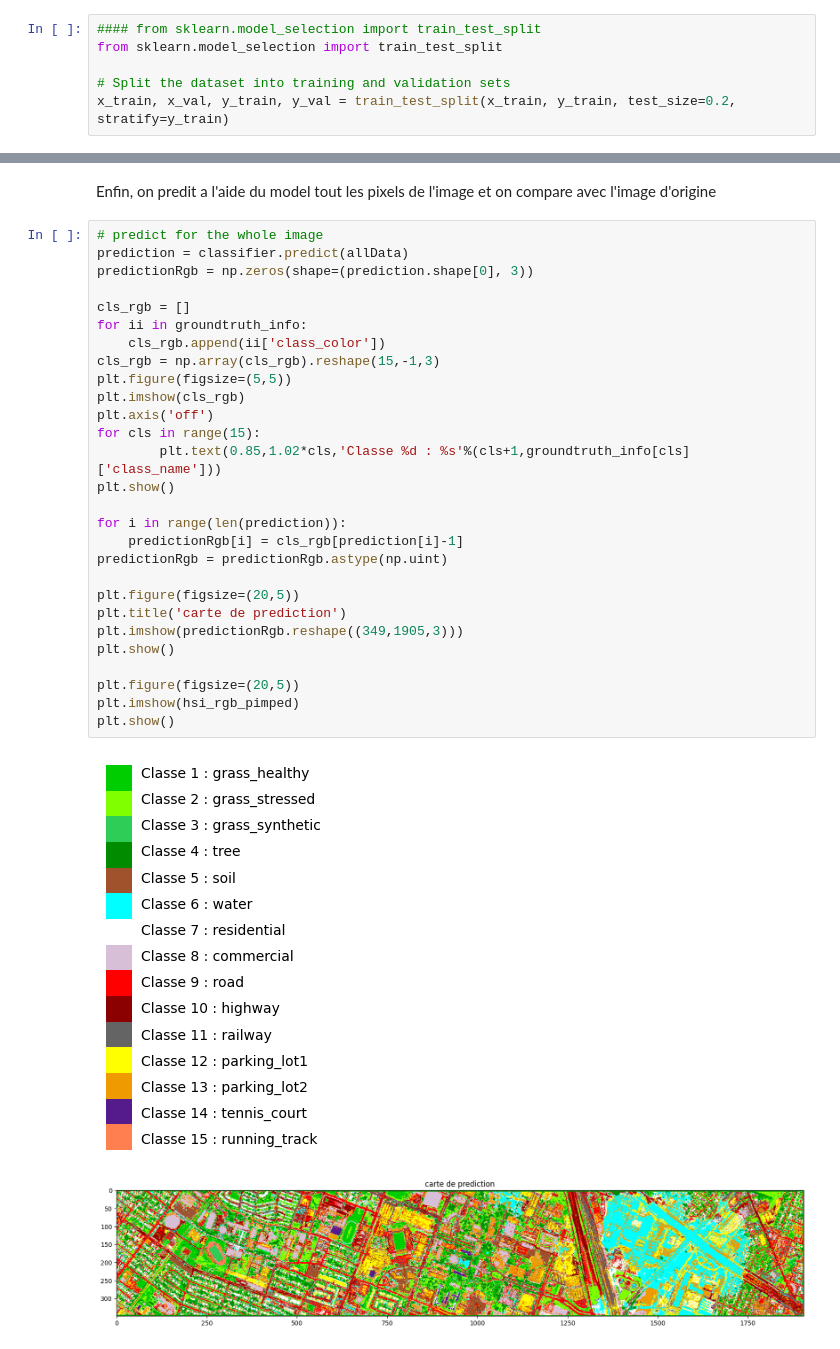
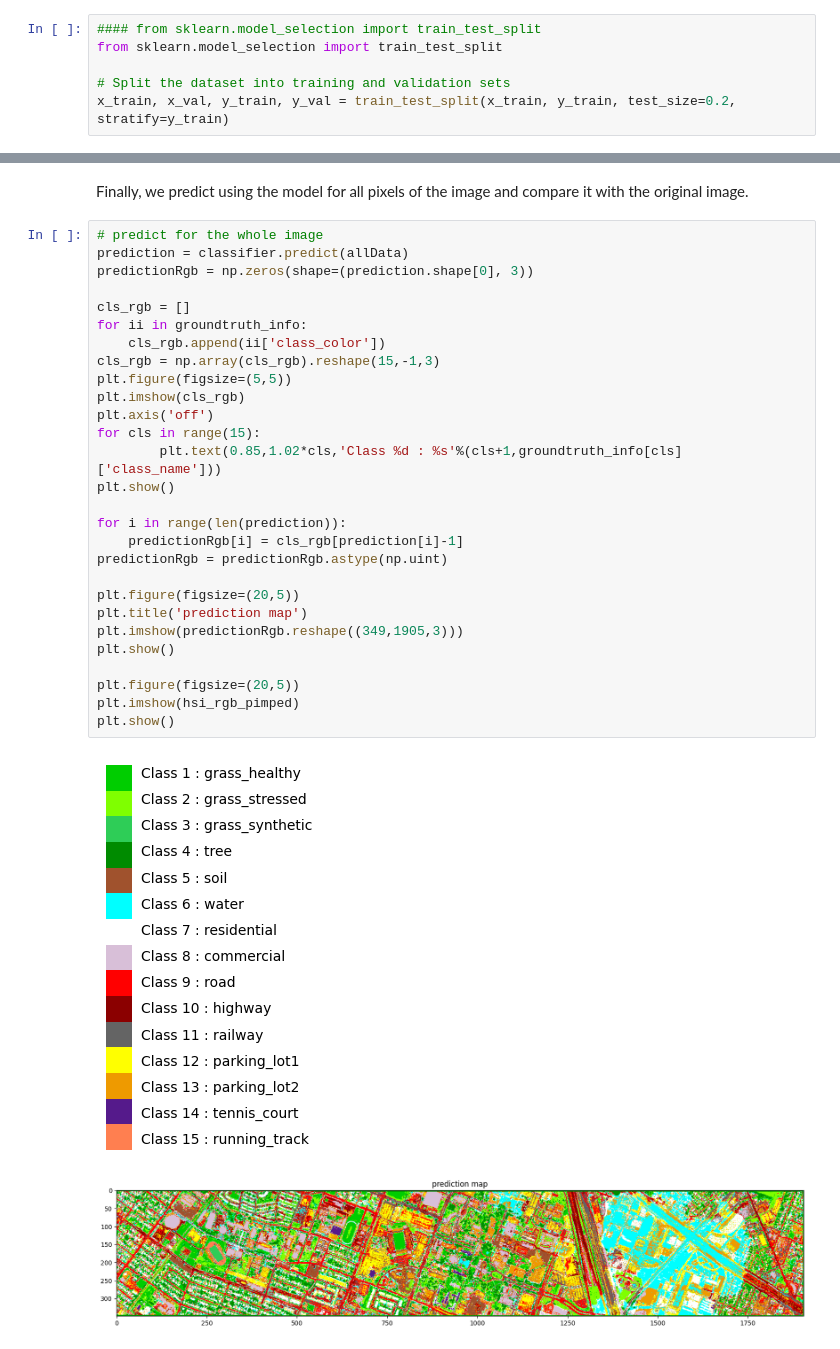
Before and after one commit to Rickil/dataFusion_contest, a Jupyter notebook: main.ipynb, the cells around one changed output, grey strips where cells are left out. Cells and saved outputs as stored; diff of their text form.

```diff
--- a/main.ipynb
+++ b/main.ipynb
@@ -137,34 +137,34 @@ score:  0.9294532627865961
 # %% [markdown]
-Enfin, on predit a l'aide du model tout les pixels de l'image et on compare avec l'image d'origine
+Finally, we predict using the model for all pixels of the image and compare it with the original image.
 # %%
 # predict for the whole image
 prediction = classifier.predict(allData)
 predictionRgb = np.zeros(shape=(prediction.shape[0], 3))
 
 cls_rgb = []
 for ii in groundtruth_info:
     cls_rgb.append(ii['class_color'])
 cls_rgb = np.array(cls_rgb).reshape(15,-1,3)
 plt.figure(figsize=(5,5))
 plt.imshow(cls_rgb)
 plt.axis('off')
 for cls in range(15):
-        plt.text(0.85,1.02*cls,'Classe %d : %s'%(cls+1,groundtruth_info[cls]['class_name']))
+        plt.text(0.85,1.02*cls,'Class %d : %s'%(cls+1,groundtruth_info[cls]['class_name']))
 plt.show()
 
 for i in range(len(prediction)):
     predictionRgb[i] = cls_rgb[prediction[i]-1]
 predictionRgb = predictionRgb.astype(np.uint)
 
 plt.figure(figsize=(20,5))
-plt.title('carte de prediction')
+plt.title('prediction map')
 plt.imshow(predictionRgb.reshape((349,1905,3)))
 plt.show()
 
 plt.figure(figsize=(20,5))
 plt.imshow(hsi_rgb_pimped)
 plt.show()
 # %% [output]
-[figure, old version]
+[figure, new version]
-[figure, old version]
+[figure, new version]
 [figure]
```
Also changed, not shown: parts of 19 cells of this notebook.
